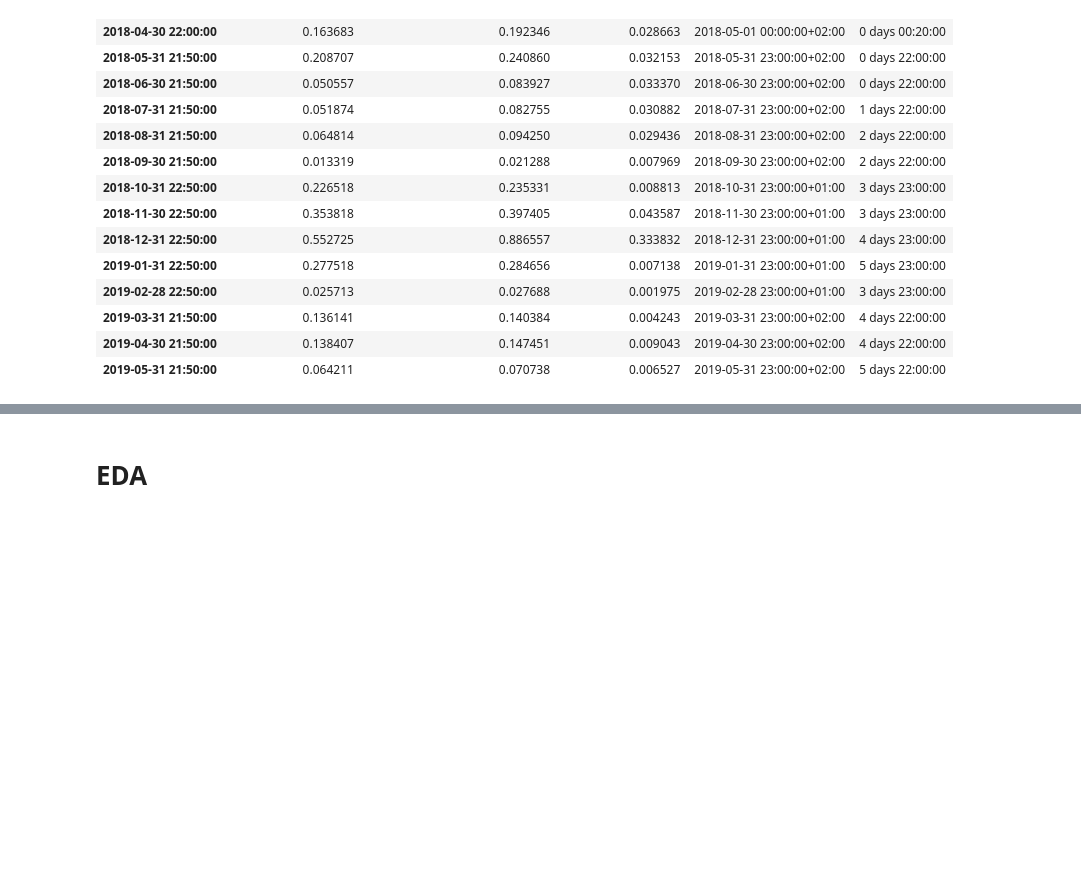
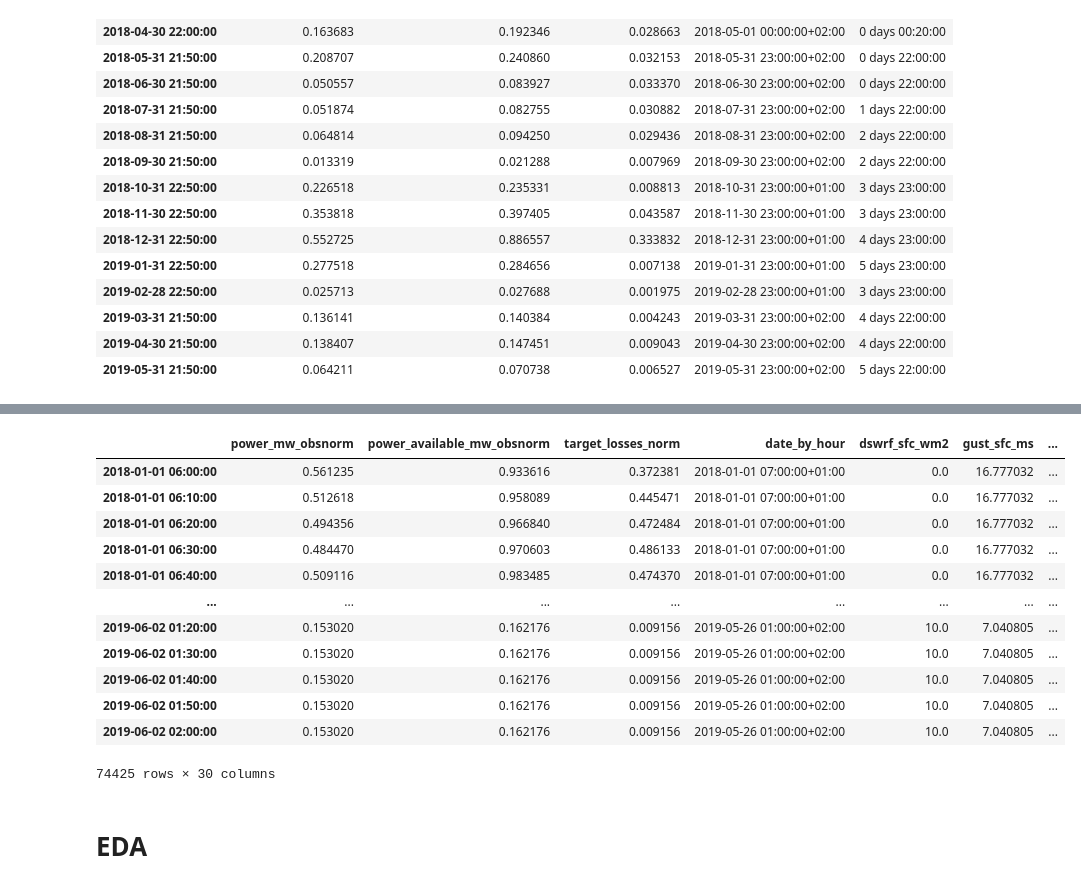
Before and after one commit to ThomTe314/capstone_quadra, a Jupyter notebook: Capstone ML.ipynb, the cells around one changed output, grey strips where cells are left out. Saved outputs shown, nothing was run; the diff lists cells and outputs as text; code cells hidden in the pictures; blank space fills up the shorter version.

```diff
--- a/Capstone ML.ipynb
+++ b/Capstone ML.ipynb
@@ -194,3 +206,19 @@ dummy_df[dummy_df.time_delta > dt.timedelta(minutes = 10)]
+# %%
+clean_df.asfreq('10T')
+# %% [output]
+|  | power_mw_obsnorm | power_available_mw_obsnorm | target_losses_norm | date_by_hour | dswrf_sfc_wm2 | gust_sfc_ms | ... |
+| 2018-01-01 06:00:00 | 0.561235 | 0.933616 | 0.372381 | 2018-01-01 07:00:00+01:00 | 0.0 | 16.777032 | ... |
+| 2018-01-01 06:10:00 | 0.512618 | 0.958089 | 0.445471 | 2018-01-01 07:00:00+01:00 | 0.0 | 16.777032 | ... |
+| 2018-01-01 06:20:00 | 0.494356 | 0.966840 | 0.472484 | 2018-01-01 07:00:00+01:00 | 0.0 | 16.777032 | ... |
+| 2018-01-01 06:30:00 | 0.484470 | 0.970603 | 0.486133 | 2018-01-01 07:00:00+01:00 | 0.0 | 16.777032 | ... |
+| 2018-01-01 06:40:00 | 0.509116 | 0.983485 | 0.474370 | 2018-01-01 07:00:00+01:00 | 0.0 | 16.777032 | ... |
+| ... | ... | ... | ... | ... | ... | ... | ... |
+| 2019-06-02 01:20:00 | 0.153020 | 0.162176 | 0.009156 | 2019-05-26 01:00:00+02:00 | 10.0 | 7.040805 | ... |
+| 2019-06-02 01:30:00 | 0.153020 | 0.162176 | 0.009156 | 2019-05-26 01:00:00+02:00 | 10.0 | 7.040805 | ... |
+| 2019-06-02 01:40:00 | 0.153020 | 0.162176 | 0.009156 | 2019-05-26 01:00:00+02:00 | 10.0 | 7.040805 | ... |
+| 2019-06-02 01:50:00 | 0.153020 | 0.162176 | 0.009156 | 2019-05-26 01:00:00+02:00 | 10.0 | 7.040805 | ... |
+| 2019-06-02 02:00:00 | 0.153020 | 0.162176 | 0.009156 | 2019-05-26 01:00:00+02:00 | 10.0 | 7.040805 | ... |
+74425 rows × 30 columns
 # %% [markdown]
 # EDA
 # %%
```
Also changed, not shown: parts of 29 cells of this notebook.
